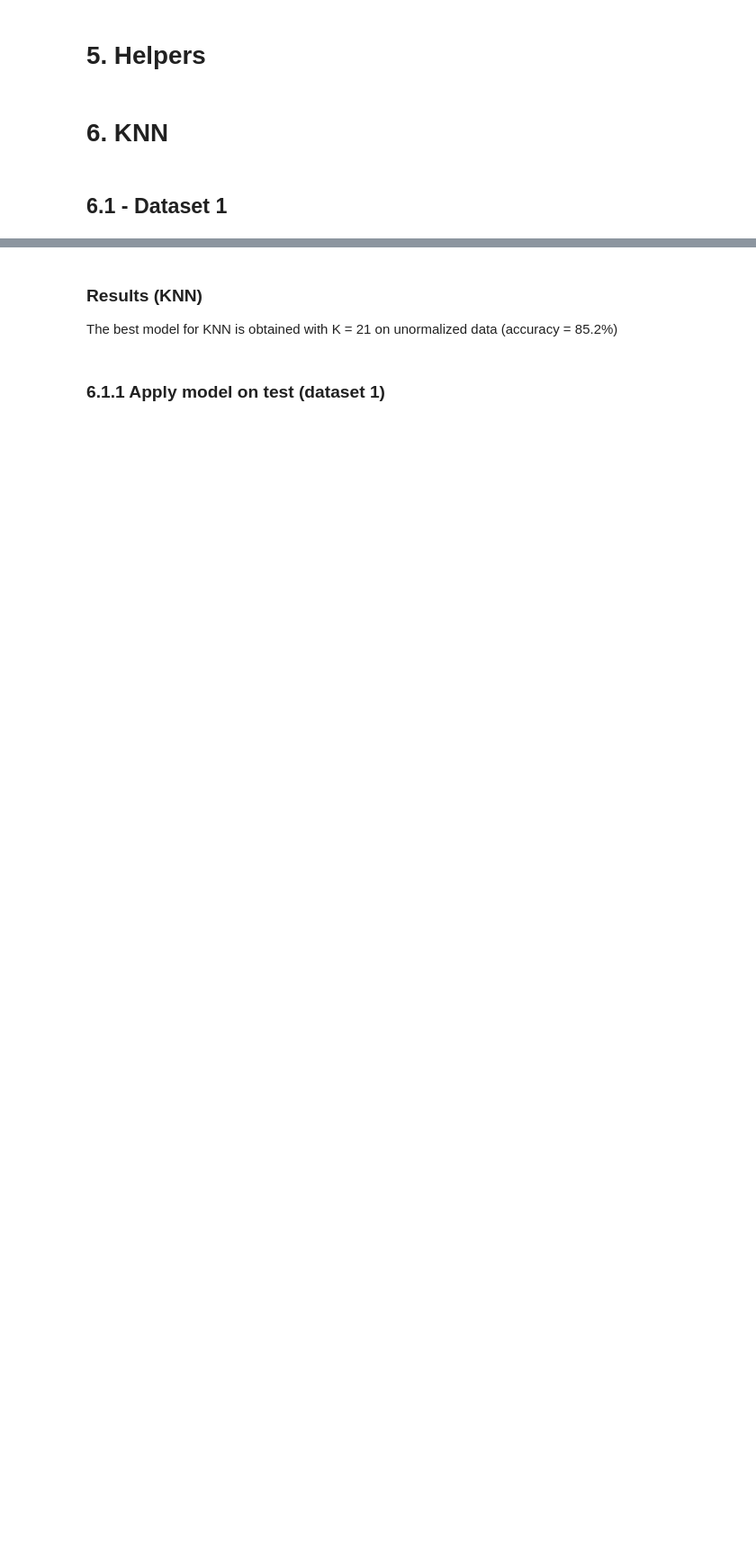
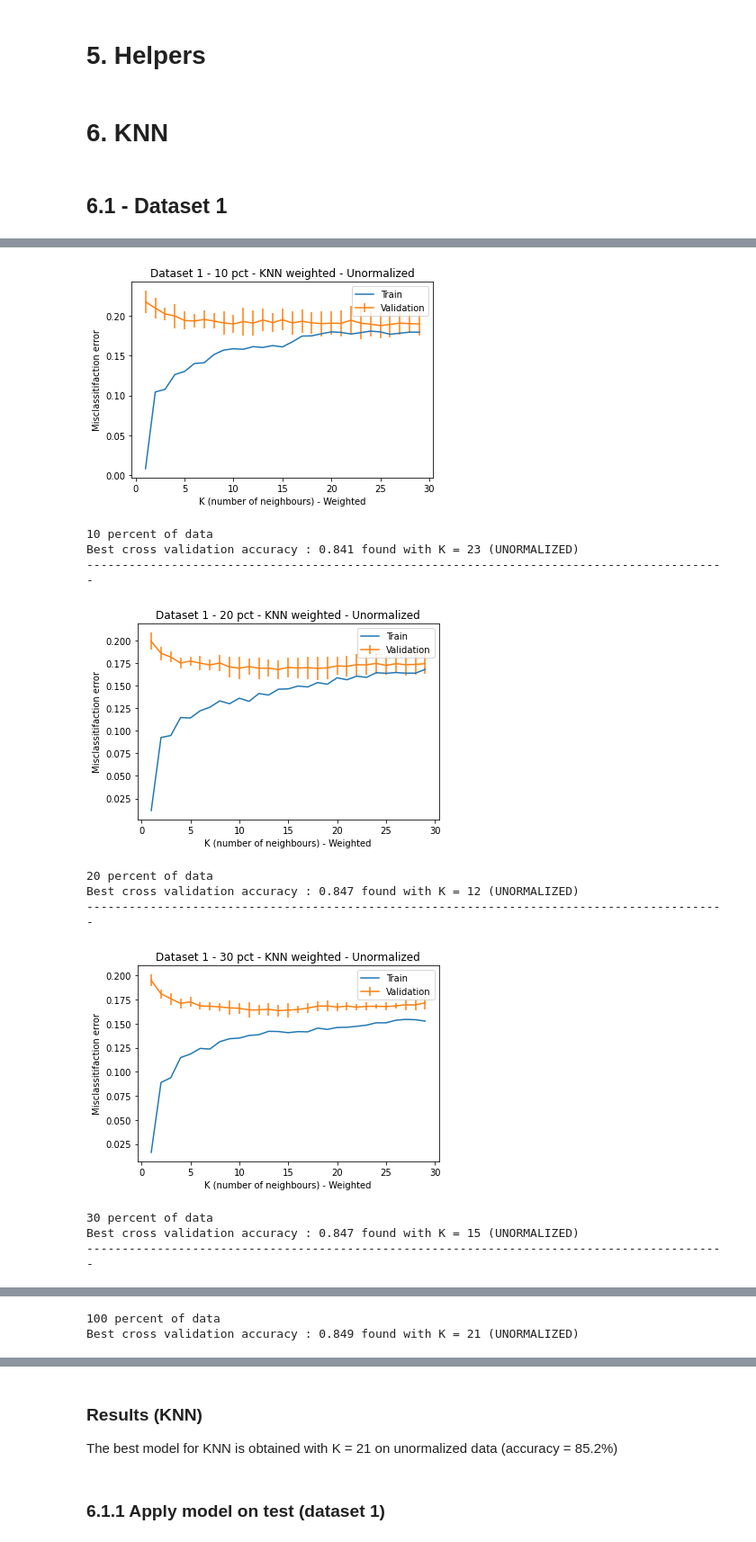
Before and after one commit to emmacona/COMP551-A1-KNN-and-Decision-tree-optimization, a Jupyter notebook: mini-project-1.ipynb, the cells around one changed output, grey strips where cells are left out. Shown at 90% size. Drawn from its saved outputs; the diff is of its cells as text; code cells hidden in the pictures; blank space fills up the shorter version.

Commit message:
KNN weighted and best k for dataset 1 - done

```diff
--- a/mini-project-1.ipynb
+++ b/mini-project-1.ipynb
@@ -453,0 +482,55 @@ Best cross validation accuracy : 0.774 found with K = 17 (NORMALIZED)
+# %%
+# With 10% of data
+best_acc, best_k = findBestWeightedK(x_10, y_10, 'Dataset 1 - 10 pct - KNN weighted - Unormalized')
+print('10 percent of data\n' f'Best cross validation accuracy : {best_acc:.3f} found with K = {best_k} (UNORMALIZED)')
+print('-------------------------------------------------------------------------------------------\n')
+
+# With 20% of data
+best_acc, best_k = findBestWeightedK(x_20, y_20, 'Dataset 1 - 20 pct - KNN weighted - Unormalized')
+print('20 percent of data\n' f'Best cross validation accuracy : {best_acc:.3f} found with K = {best_k} (UNORMALIZED)')
+print('-------------------------------------------------------------------------------------------\n')
+
+# With 30% of data
+best_acc, best_k = findBestWeightedK(x_30, y_30, 'Dataset 1 - 30 pct - KNN weighted - Unormalized')
+print('30 percent of data\n' f'Best cross validation accuracy : {best_acc:.3f} found with K = {best_k} (UNORMALIZED)')
+print('-------------------------------------------------------------------------------------------\n')
+
+# With 100% of data
+best_acc, best_k = findBestWeightedK(x, y, 'Dataset 1 - 100 pct - KNN weighted - Unormalized')
+print('100 percent of data\n' f'Best cross validation accuracy : {best_acc:.3f} found with K = {best_k} (UNORMALIZED)')
+
+#########################################
+# Normalized data (10%, 20%, 30%, 100%) #
+#########################################
+
+# With 10% of data
+best_acc, best_k = findBestWeightedK(x_10_normalized, y_10_normalized, 'Dataset 1 - 10 pct - KNN weighted - Normalized')
+print('10 percent of data\n' f'Best cross validation accuracy : {best_acc:.3f} found with K = {best_k} (NORMALIZED)')
+print('-------------------------------------------------------------------------------------------\n')
+
+# With 20% of data
+best_acc, best_k = findBestWeightedK(x_20_normalized, y_20_normalized, 'Dataset 1 - 20 pct - KNN weighted - Normalized')
+print('20 percent of data\n' f'Best cross validation accuracy : {best_acc:.3f} found with K = {best_k} (NORMALIZED)')
+print('-------------------------------------------------------------------------------------------\n')
+
+# With 30% of data
+best_acc, best_k = findBestWeightedK(x_30_normalized, y_30_normalized, 'Dataset 1 - 30 pct - KNN weighted - Normalized')
+print('30 percent of data\n' f'Best cross validation accuracy : {best_acc:.3f} found with K = {best_k} (NORMALIZED)')
+print('-------------------------------------------------------------------------------------------\n')
+
+# With 100% of data
+best_acc, best_k = findBestWeightedK(x_normalized, y_normalized, 'Dataset 1 - 100 pct - KNN weighted - Normalized')
+print('100 percent of data\n' f'Best cross validation accuracy : {best_acc:.3f} found with K = {best_k} (NORMALIZED)')
+# %% [output]
+[figure, added]
+10 percent of data
+Best cross validation accuracy : 0.841 found with K = 23 (UNORMALIZED)
+-------------------------------------------------------------------------------------------
+[figure, added]
+20 percent of data
+Best cross validation accuracy : 0.847 found with K = 12 (UNORMALIZED)
+-------------------------------------------------------------------------------------------
+[figure, added]
+30 percent of data
+Best cross validation accuracy : 0.847 found with K = 15 (UNORMALIZED)
+-------------------------------------------------------------------------------------------
@@ -453,0 +538,2 @@ Best cross validation accuracy : 0.774 found with K = 17 (NORMALIZED)
+100 percent of data
+Best cross validation accuracy : 0.849 found with K = 21 (UNORMALIZED)
```
Also changed, not shown: parts of 6 cells of this notebook.
